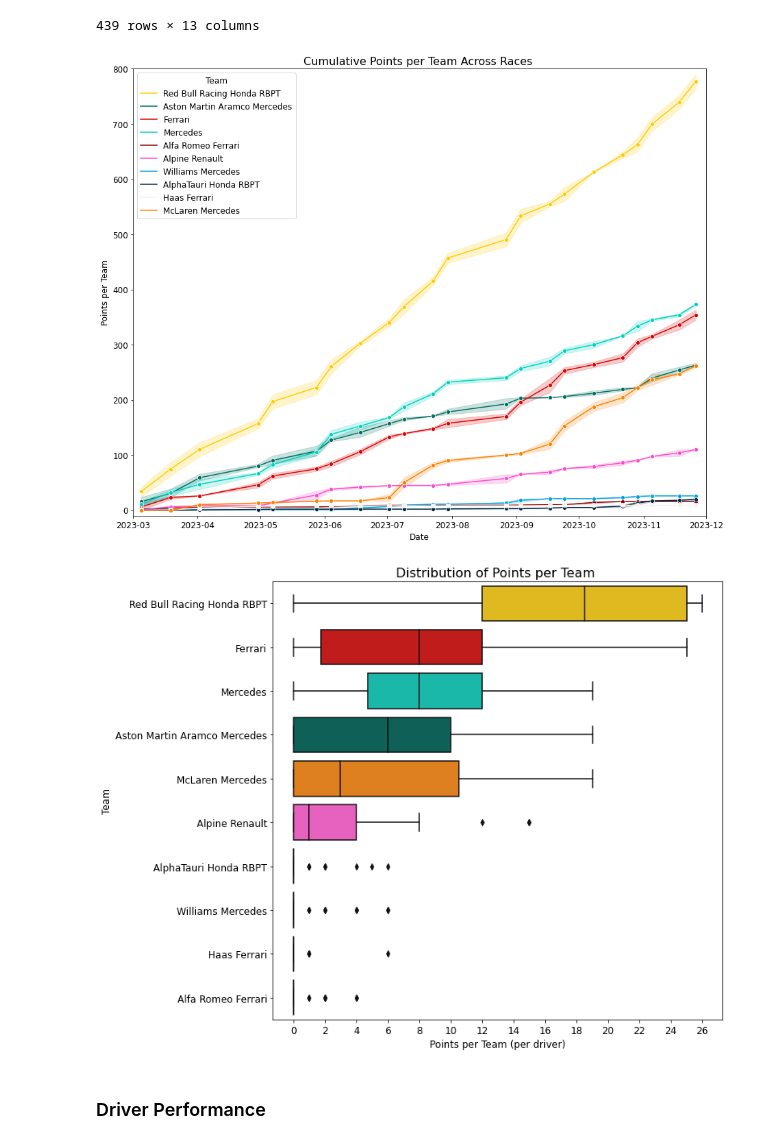
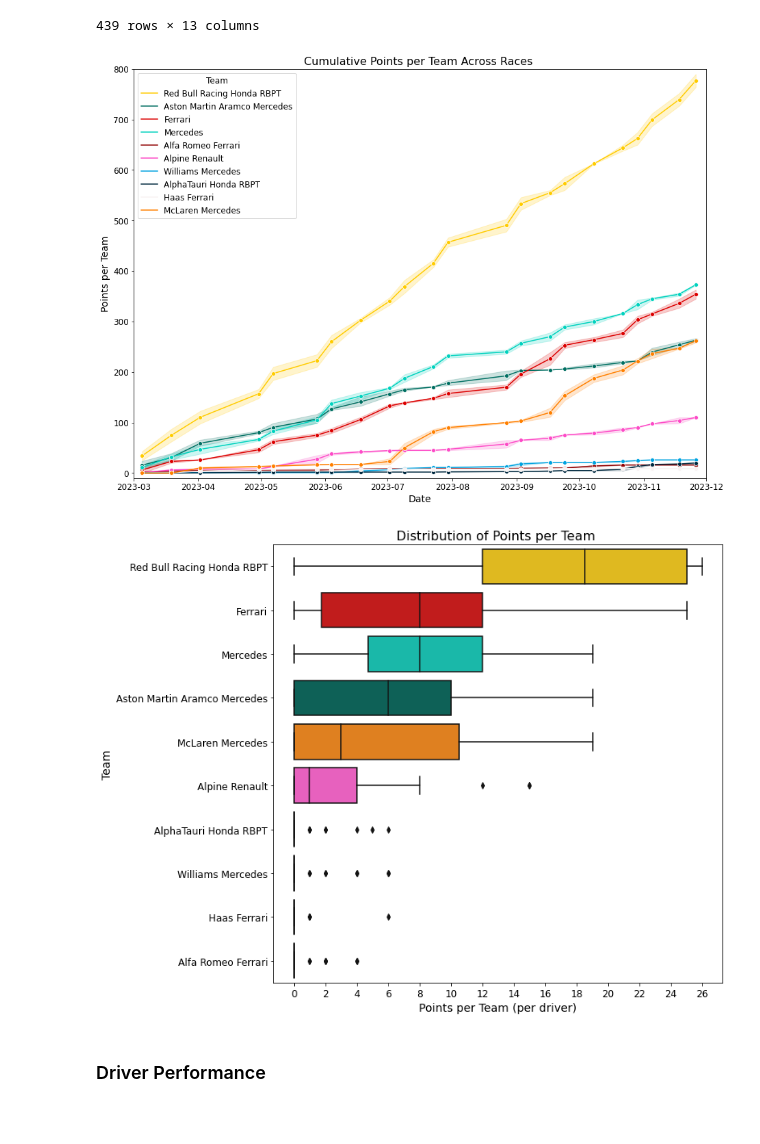
Before and after one commit to Wiktoria-Okla/BEE2041_EmpiricalProject, a Jupyter notebook: source code/project_code.ipynb, the cells around one changed output. Cells and saved outputs as stored; diff of their text form; code cells hidden in the pictures; blank space fills up the shorter version.

```diff
--- a/source code/project_code.ipynb
+++ b/source code/project_code.ipynb
@@ -554,31 +554,31 @@ F1_sorted = F1_full.sort_values(by='PTS', ascending = False).reset_index()
 team_colours_func = dict(zip(F1_sorted['Car'], F1_sorted['Colours']))
 # %%
 #creating a time series linechart of cumulative points to investigate team performance over the season
-plt.figure(figsize = (15,12))
+plt.figure(figsize = (15,11))
 sns.lineplot(data = F1_full, x = 'Date', y = 'Cumulative_PTS', hue = 'Car', marker = 'o', palette = team_colours_func)
-plt.xlabel('Date', fontsize = 12)
-plt.ylabel('Points per Team', fontsize = 12)
+plt.xlabel('Date', fontsize = 14)
+plt.ylabel('Points per Team', fontsize = 14)
 plt.xticks(fontsize = 12)
 plt.yticks(fontsize = 12)
 plt.ylim(-10,800)
 plt.xlim(pd.Timestamp('2023-03'), pd.Timestamp('2023-12'))
 plt.title('Cumulative Points per Team Across Races ', fontsize = 16)
 plt.legend(title = 'Team', prop = {'size': 12}, fontsize = '10', title_fontsize = '12')
 plt.show()
 # %% [output]
-[figure, old version]
+[figure, new version]
 # %%
 #creating a boxplot to visualise the distribution of points scored per team
 plt.figure(figsize = (10,10))
 sns.boxplot(x = 'PTS', y = 'Car', data = F1_sorted, palette = team_colours_func)
 plt.title('Distribution of Points per Team ', fontsize = 16)
-plt.xlabel('Points per Team (per driver)', fontsize = 12)
-plt.ylabel('Team', fontsize = 12)
+plt.xlabel('Points per Team (per driver)', fontsize = 14)
+plt.ylabel('Team', fontsize = 14)
 plt.xticks(np.arange(0, 27, step=2),fontsize = 12)
 plt.yticks(fontsize = 12)
 plt.show()
 # %% [output]
-[figure, old version]
+[figure, new version]
 # %% [markdown]
 ### Driver Performance
 # %%
```
Also changed, not shown: parts of 6 cells of this notebook, 4 other files.
